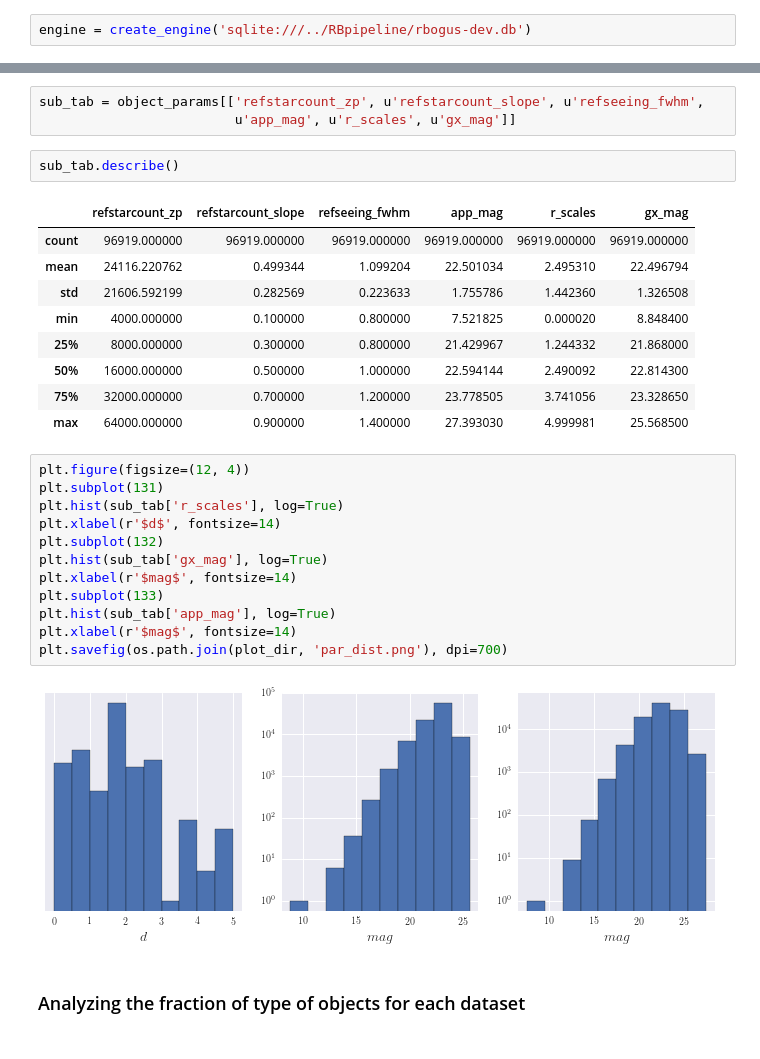
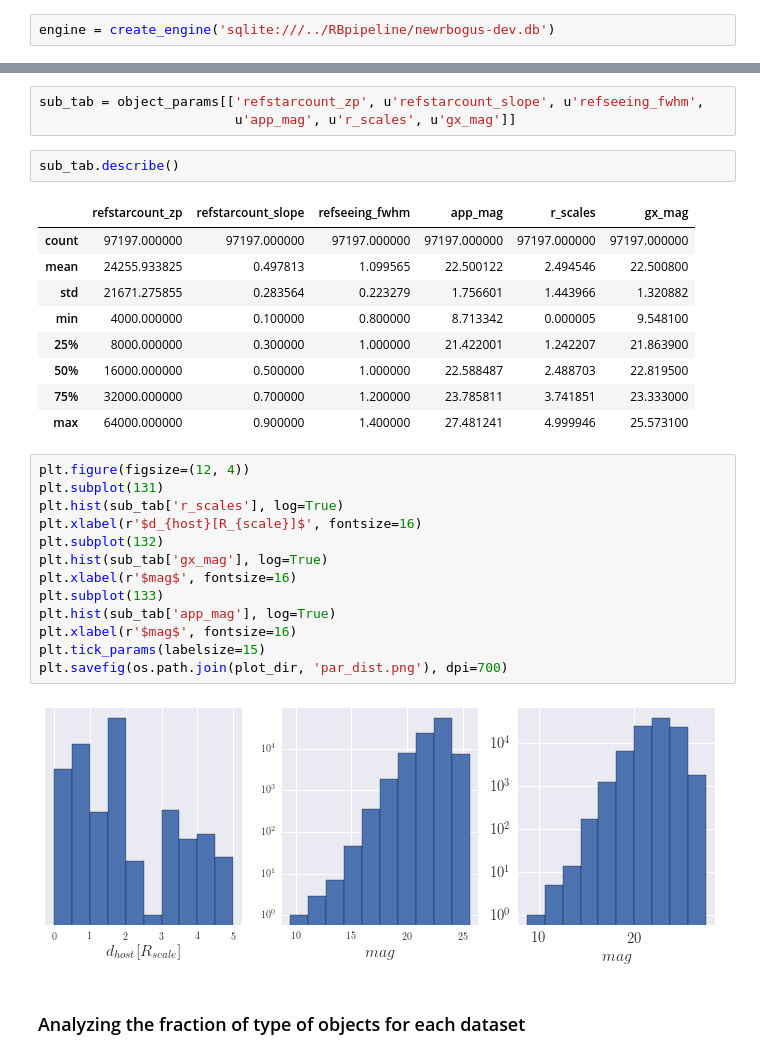
Before and after one commit to BrunoSanchez/RBMLearning, a Jupyter notebook: Plots-foursome.ipynb, the cells around one changed output, grey strips where cells are left out. Drawn from its saved outputs; the diff is of its cells as text.

```diff
--- a/Plots-foursome.ipynb
+++ b/Plots-foursome.ipynb
@@ -59,7 +59,7 @@ def custom_histogram(vector, bins=None, cumulative=False, errors=False):
 
         return x_bins, hh[0]
 # %%
-engine = create_engine('sqlite:///../RBpipeline/rbogus-dev.db')
+engine = create_engine('sqlite:///../RBpipeline/newrbogus-dev.db')
 # %% [markdown]
 Asking to the database for the undetected objects (False Negatives)
 # %%
@@ -181,28 +185,29 @@ sub_tab = object_params[['refstarcount_zp', u'refstarcount_slope', u'refseeing_f
 sub_tab.describe()
 # %% [output]
 |  | refstarcount_zp | refstarcount_slope | refseeing_fwhm | app_mag | r_scales | gx_mag |
-| count | 96919.000000 | 96919.000000 | 96919.000000 | 96919.000000 | 96919.000000 | 96919.000000 |
-| mean | 24116.220762 | 0.499344 | 1.099204 | 22.501034 | 2.495310 | 22.496794 |
-| std | 21606.592199 | 0.282569 | 0.223633 | 1.755786 | 1.442360 | 1.326508 |
-| min | 4000.000000 | 0.100000 | 0.800000 | 7.521825 | 0.000020 | 8.848400 |
-| 25% | 8000.000000 | 0.300000 | 0.800000 | 21.429967 | 1.244332 | 21.868000 |
-| 50% | 16000.000000 | 0.500000 | 1.000000 | 22.594144 | 2.490092 | 22.814300 |
-| 75% | 32000.000000 | 0.700000 | 1.200000 | 23.778505 | 3.741056 | 23.328650 |
-| max | 64000.000000 | 0.900000 | 1.400000 | 27.393030 | 4.999981 | 25.568500 |
+| count | 97197.000000 | 97197.000000 | 97197.000000 | 97197.000000 | 97197.000000 | 97197.000000 |
+| mean | 24255.933825 | 0.497813 | 1.099565 | 22.500122 | 2.494546 | 22.500800 |
+| std | 21671.275855 | 0.283564 | 0.223279 | 1.756601 | 1.443966 | 1.320882 |
+| min | 4000.000000 | 0.100000 | 0.800000 | 8.713342 | 0.000005 | 9.548100 |
+| 25% | 8000.000000 | 0.300000 | 1.000000 | 21.422001 | 1.242207 | 21.863900 |
+| 50% | 16000.000000 | 0.500000 | 1.000000 | 22.588487 | 2.488703 | 22.819500 |
+| 75% | 32000.000000 | 0.700000 | 1.200000 | 23.785811 | 3.741851 | 23.333000 |
+| max | 64000.000000 | 0.900000 | 1.400000 | 27.481241 | 4.999946 | 25.573100 |
 # %%
 plt.figure(figsize=(12, 4))
 plt.subplot(131)
 plt.hist(sub_tab['r_scales'], log=True)
-plt.xlabel(r'$d$', fontsize=14)
+plt.xlabel(r'$d_{host}[R_{scale}]$', fontsize=16)
 plt.subplot(132)
 plt.hist(sub_tab['gx_mag'], log=True)
-plt.xlabel(r'$mag$', fontsize=14)
+plt.xlabel(r'$mag$', fontsize=16)
 plt.subplot(133)
 plt.hist(sub_tab['app_mag'], log=True)
-plt.xlabel(r'$mag$', fontsize=14)
+plt.xlabel(r'$mag$', fontsize=16)
+plt.tick_params(labelsize=15)
 plt.savefig(os.path.join(plot_dir, 'par_dist.png'), dpi=700)
 # %% [output]
-[figure, old version]
+[figure, new version]
 # %% [markdown]
 ### Analyzing the fraction of type of objects for each dataset
 # %%
```
Also changed, not shown: parts of 55 cells of this notebook, 3 other files.
